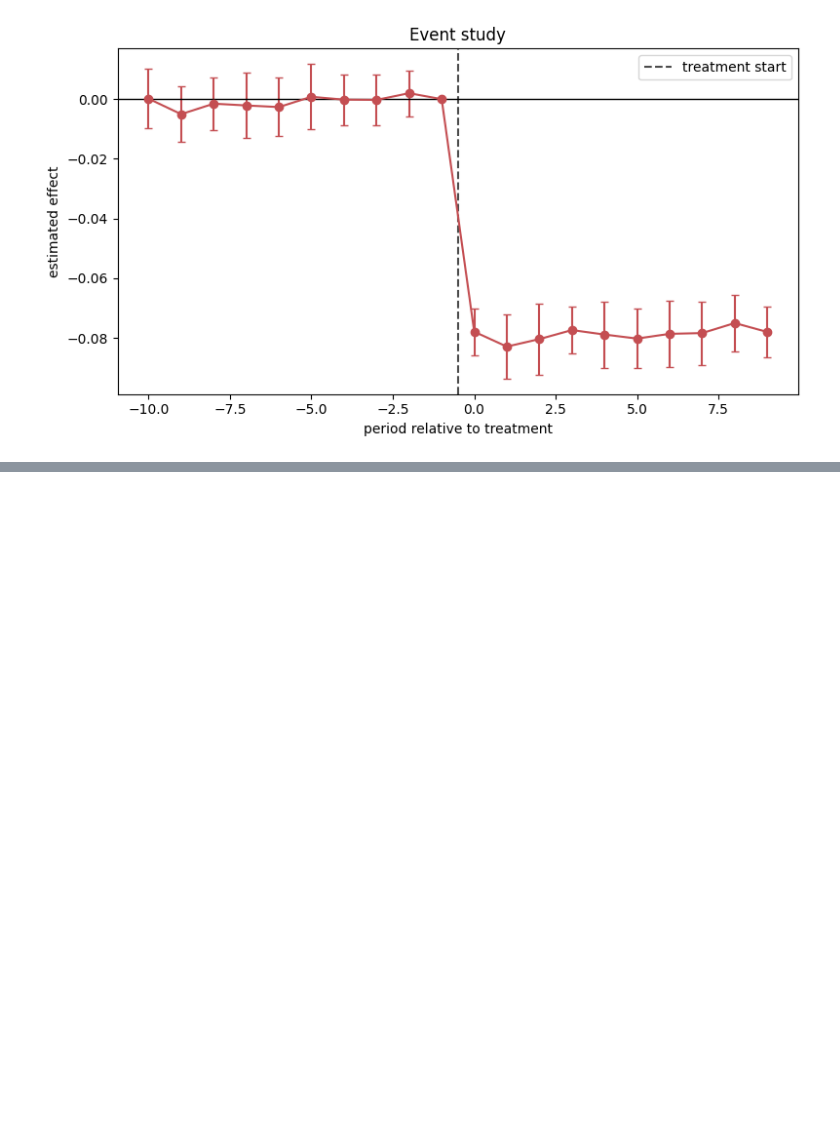
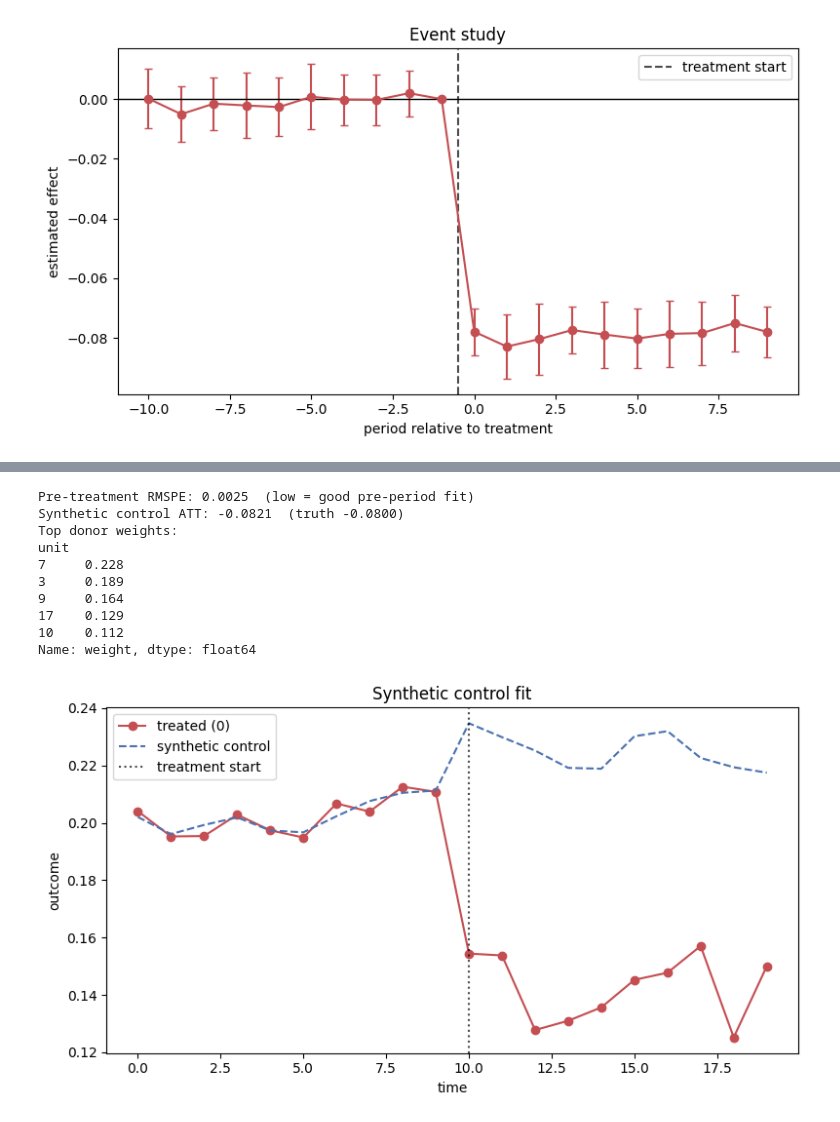
Before and after one commit to cbrackeen05/causal-inference-clinical, a Jupyter notebook: notebooks/dev_walkthrough.ipynb, the cells around one changed output, grey strips where cells are left out. Saved outputs shown, nothing was run; the diff lists cells and outputs as text; code cells hidden in the pictures; blank space fills up the shorter version.

Commit message:
Add synthetic control method

```diff
--- a/notebooks/dev_walkthrough.ipynb
+++ b/notebooks/dev_walkthrough.ipynb
@@ -251,0 +259,27 @@ Assumptions:
+# %%
+from causal.synthetic_control import SyntheticControl
+
+# A single treated region (unit 0) gets the intervention at period 10.
+one = simulate_panel(n_units=20, n_periods=20, treatment_unit=0, treatment_period=10,
+                     treatment_effect=-0.08, n_treated_units=1, seed=42)
+sc = SyntheticControl(one, 'unit', 'time', 'outcome', treated_unit=0, treatment_time=10).fit()
+
+print(f"Pre-treatment RMSPE: {sc.pre_treatment_fit():.4f}  (low = good pre-period fit)")
+print(f"Synthetic control ATT: {sc.estimate().estimate:+.4f}  (truth -0.0800)")
+print("Top donor weights:")
+print(sc.weights().sort_values(ascending=False).head(5).round(3))
+
+sc.plot()
+plt.show()
+# %% [output]
+Pre-treatment RMSPE: 0.0025  (low = good pre-period fit)
+Synthetic control ATT: -0.0821  (truth -0.0800)
+Top donor weights:
+unit
+7     0.228
+3     0.189
+9     0.164
+17    0.129
+10    0.112
+Name: weight, dtype: float64
+[figure, added]
```
Also changed, not shown: parts of 2 cells of this notebook, 2 other files.
